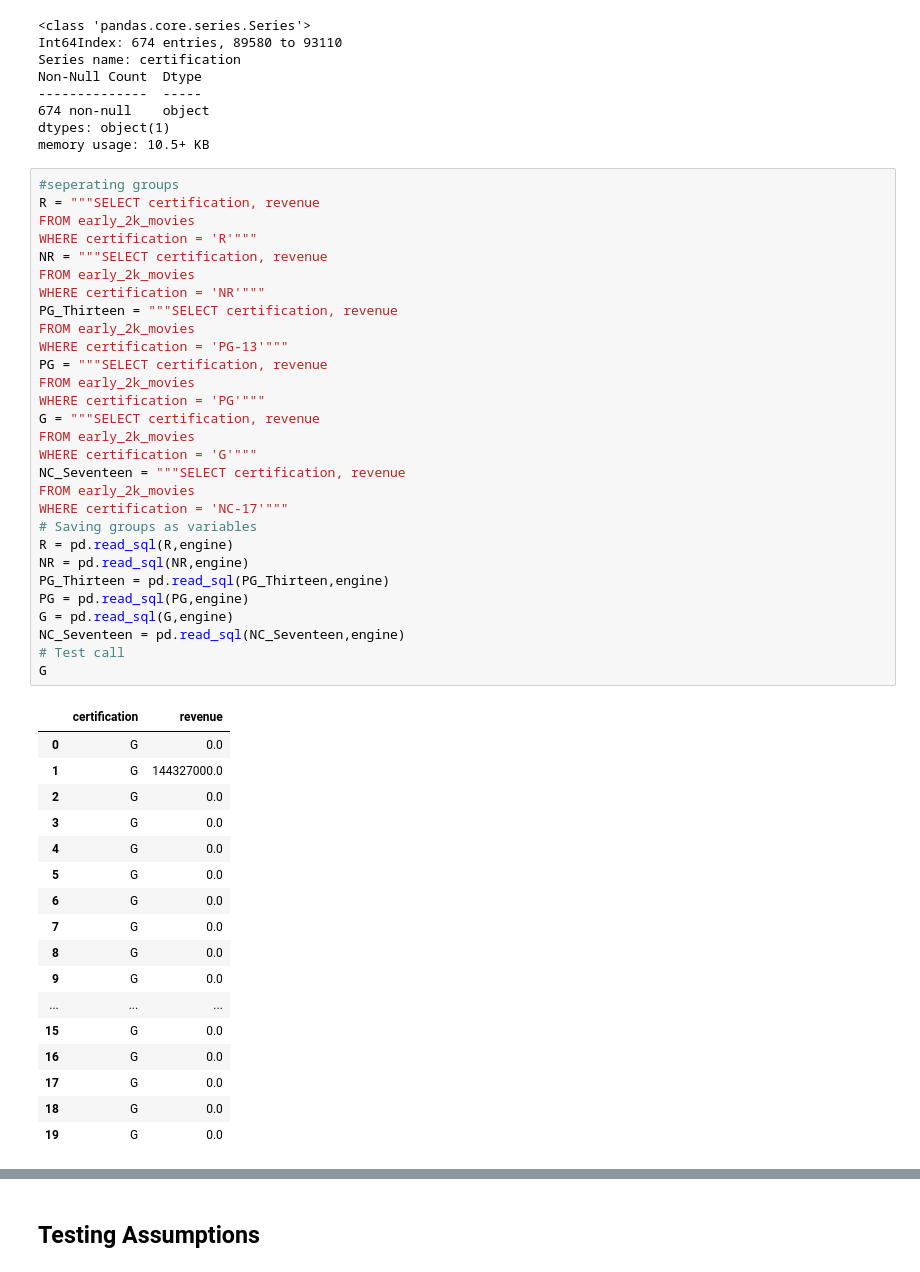
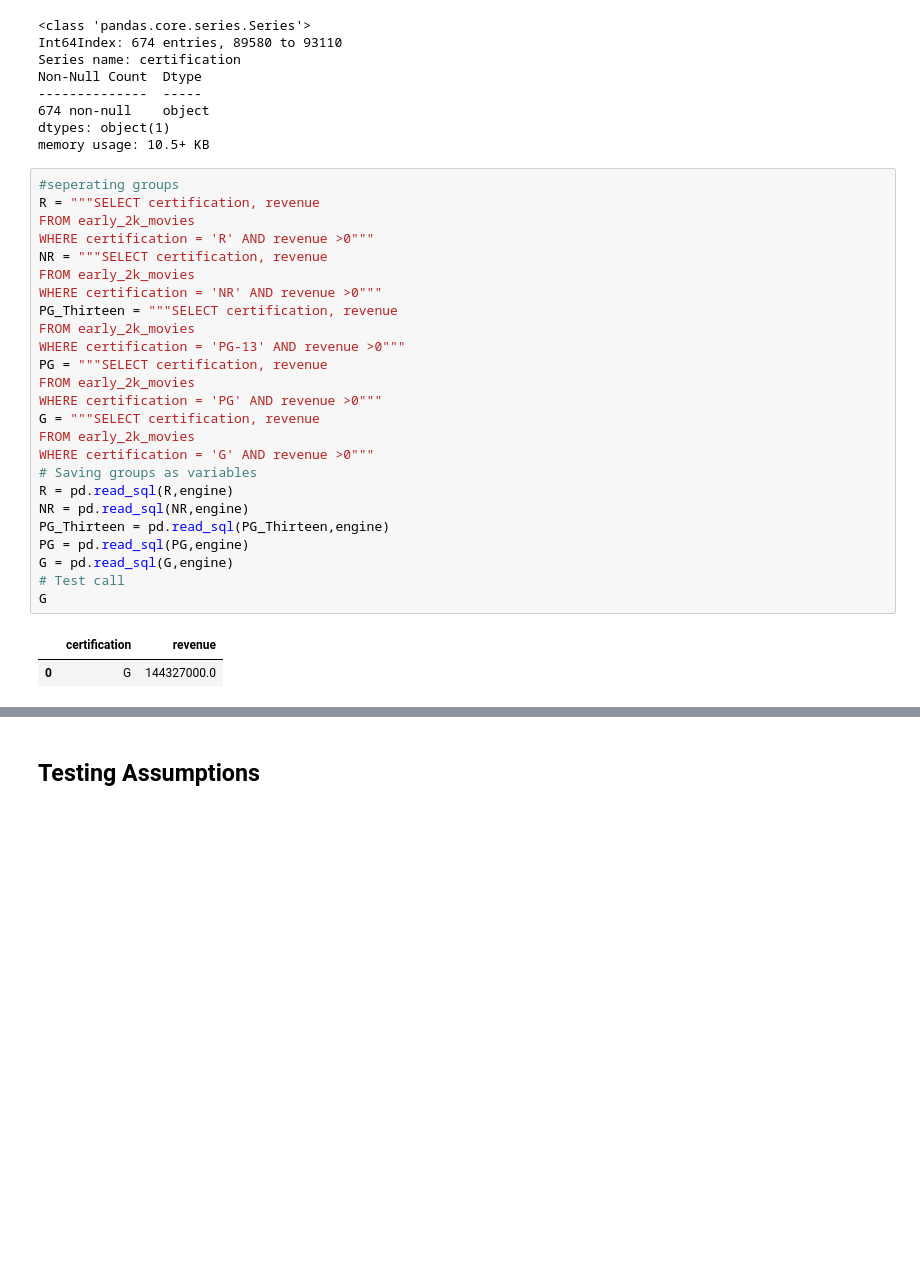
Before and after one commit to SeanRommes/Predicting-Better-Movies, a Jupyter notebook: Making Better Movies Pt. 4- Hypothesis Testing.ipynb, the cells around one changed output, grey strips where cells are left out. Drawn from its saved outputs; the diff is of its cells as text; blank space fills up the shorter version.

```diff
--- a/Making Better Movies Pt. 4- Hypothesis Testing.ipynb
+++ b/Making Better Movies Pt. 4- Hypothesis Testing.ipynb
@@ -205,50 +205,31 @@ memory usage: 10.5+ KB
 # %%
 #seperating groups
 R = """SELECT certification, revenue
 FROM early_2k_movies
-WHERE certification = 'R'"""
+WHERE certification = 'R' AND revenue >0"""
 NR = """SELECT certification, revenue
 FROM early_2k_movies
-WHERE certification = 'NR'"""
+WHERE certification = 'NR' AND revenue >0"""
 PG_Thirteen = """SELECT certification, revenue
 FROM early_2k_movies
-WHERE certification = 'PG-13'"""
+WHERE certification = 'PG-13' AND revenue >0"""
 PG = """SELECT certification, revenue
 FROM early_2k_movies
-WHERE certification = 'PG'"""
+WHERE certification = 'PG' AND revenue >0"""
 G = """SELECT certification, revenue
 FROM early_2k_movies
-WHERE certification = 'G'"""
-NC_Seventeen = """SELECT certification, revenue
-FROM early_2k_movies
-WHERE certification = 'NC-17'"""
+WHERE certification = 'G' AND revenue >0"""
 # Saving groups as variables
 R = pd.read_sql(R,engine)
 NR = pd.read_sql(NR,engine)
 PG_Thirteen = pd.read_sql(PG_Thirteen,engine)
 PG = pd.read_sql(PG,engine)
 G = pd.read_sql(G,engine)
-NC_Seventeen = pd.read_sql(NC_Seventeen,engine)
 # Test call
 G
 # %% [output]
 |  | certification | revenue |
-| 0 | G | 0.0 |
-| 1 | G | 144327000.0 |
-| 2 | G | 0.0 |
-| 3 | G | 0.0 |
-| 4 | G | 0.0 |
-| 5 | G | 0.0 |
-| 6 | G | 0.0 |
-| 7 | G | 0.0 |
-| 8 | G | 0.0 |
-| 9 | G | 0.0 |
-| ... | ... | ... |
-| 15 | G | 0.0 |
-| 16 | G | 0.0 |
-| 17 | G | 0.0 |
-| 18 | G | 0.0 |
-| 19 | G | 0.0 |
+| 0 | G | 144327000.0 |
 # %%
 R
 # %% [output]
```
Also changed, not shown: parts of 25 cells of this notebook.
